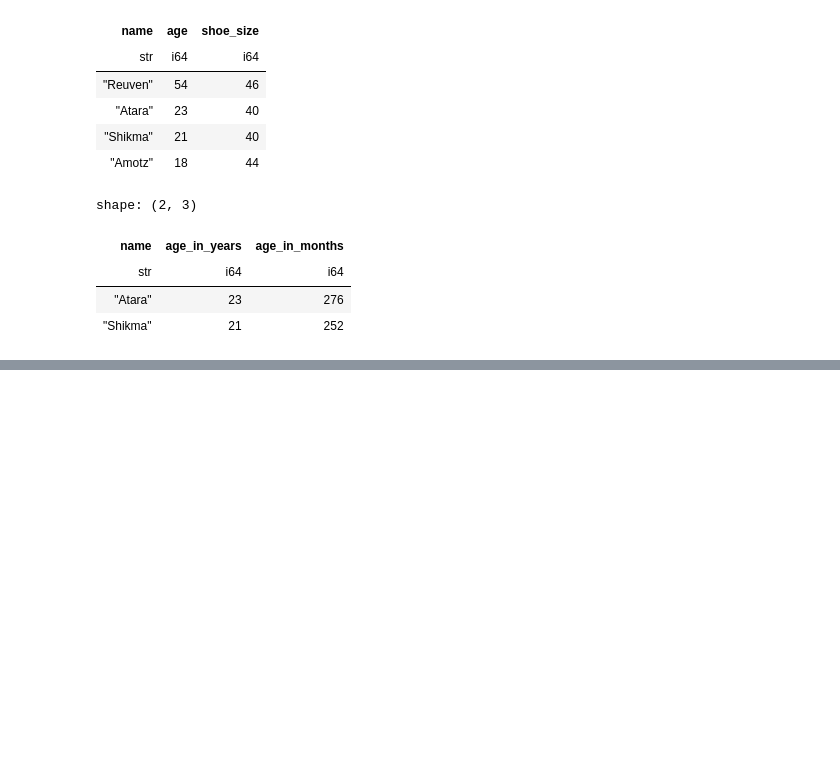
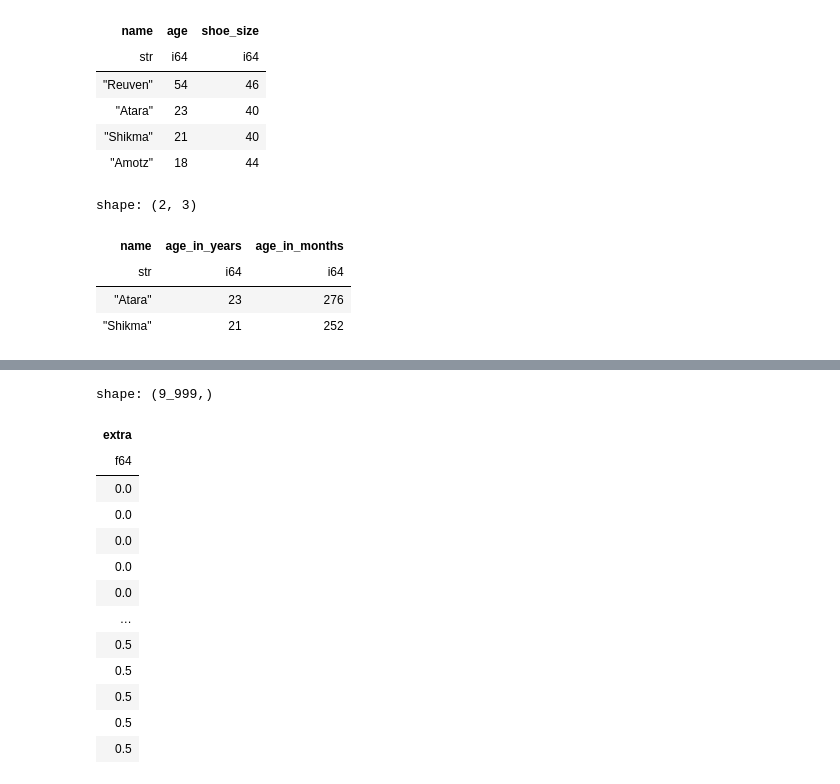
Before and after one commit to opagani/2024-08Aug-25-polars, a Jupyter notebook: LernerPython - 2024-08Aug-25-polars.ipynb, the cells around one changed output, grey strips where cells are left out. Drawn from its saved outputs; the diff is of its cells as text; code cells hidden in the pictures; blank space fills up the shorter version.

```diff
--- a/LernerPython - 2024-08Aug-25-polars.ipynb
+++ b/LernerPython - 2024-08Aug-25-polars.ipynb
@@ -774,0 +780,2 @@ df = pl.read_csv(filename)
+# %%
+df = pl.read_csv(filename, infer_schema_length=10000)
@@ -774,0 +804,17 @@ df = pl.read_csv(filename)
+# %%
+df['extra']
+# %% [output]
+shape: (9_999,)
+| extra |
+| f64 |
+| 0.0 |
+| 0.0 |
+| 0.0 |
+| 0.0 |
+| 0.0 |
+| … |
+| 0.5 |
+| 0.5 |
+| 0.5 |
+| 0.5 |
+| 0.5 |
```
Also changed, not shown: parts of 2 cells of this notebook.
